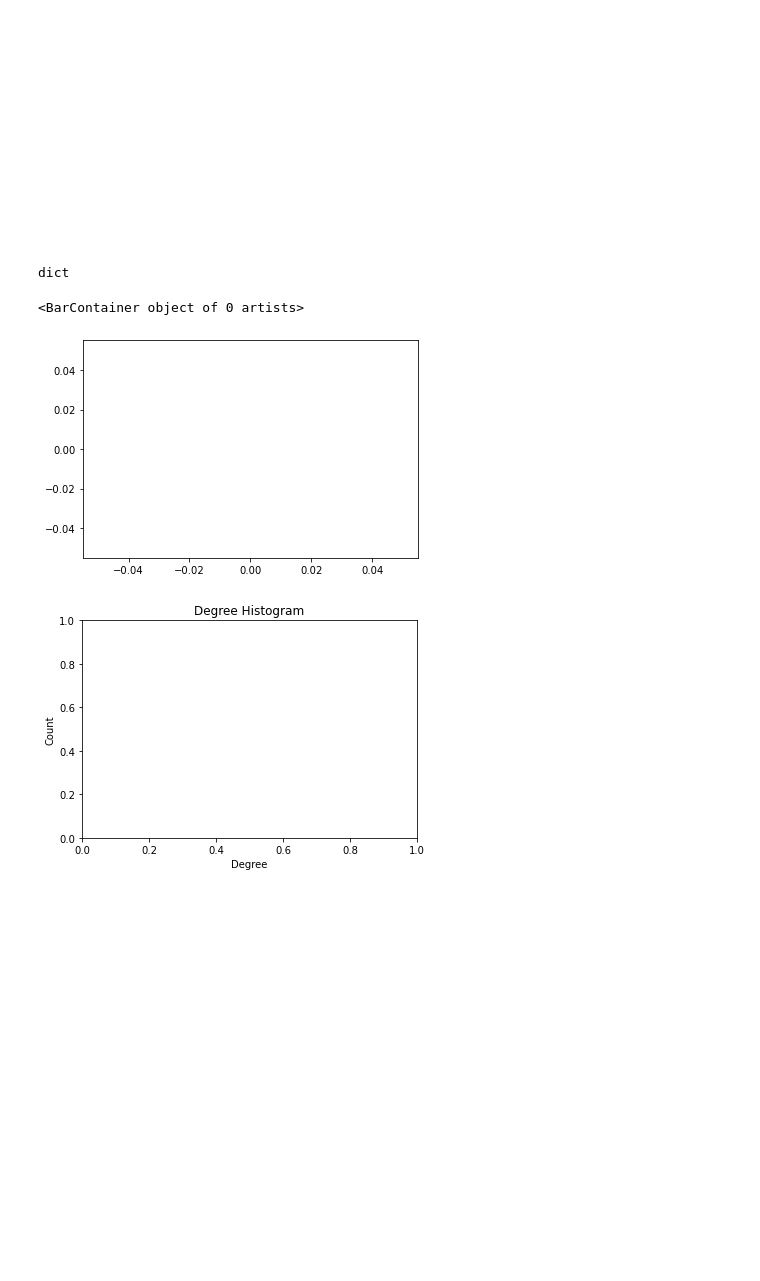
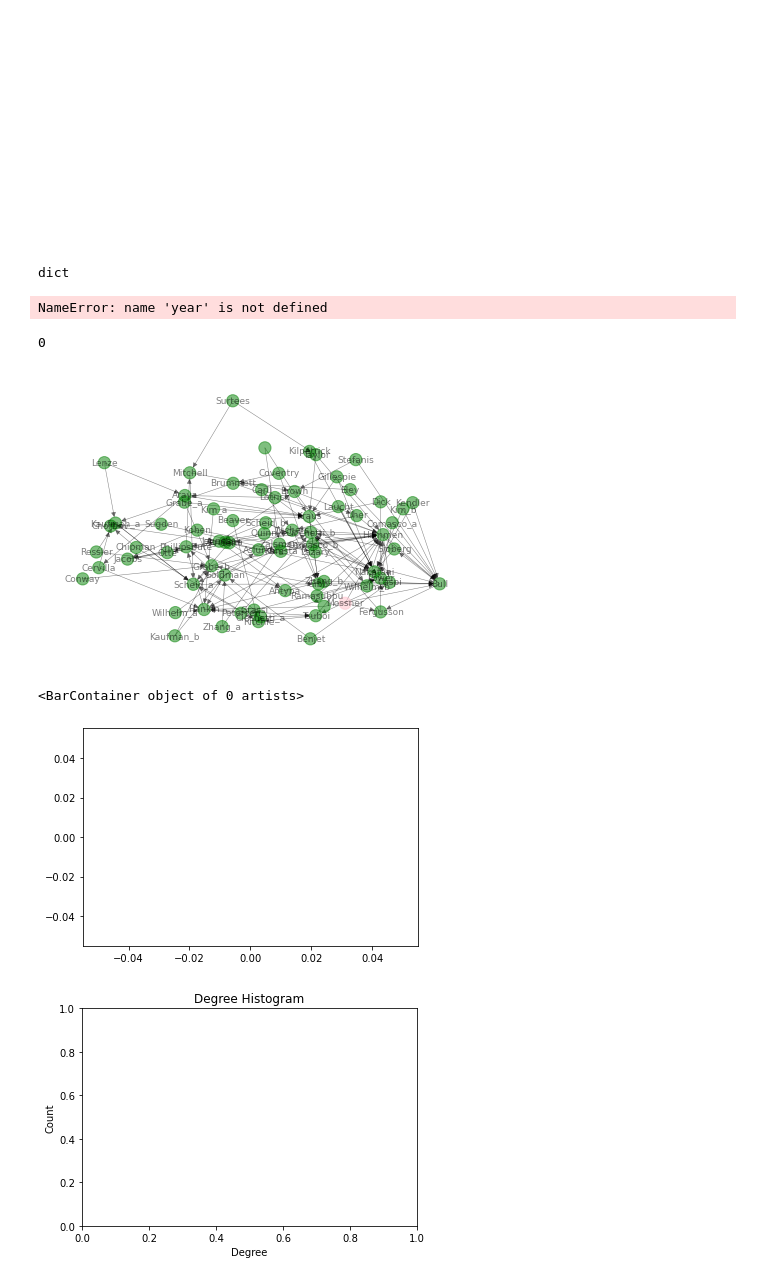
Before and after one commit to infoqualitylab/citation_bias_study, a Jupyter notebook: NetworkX_migration/networkx.ipynb, the cells around one changed output. Cells and saved outputs as stored; diff of their text form; code cells hidden in the pictures; blank space fills up the shorter version.

```diff
--- a/NetworkX_migration/networkx.ipynb
+++ b/NetworkX_migration/networkx.ipynb
@@ -72,6 +83,10 @@ ax.set_axis_off()
 plt.show()
 # %% [output]
 [figure]
+# %%
+g_sim = nx.generators.directed.random_k_out_graph(75, 2, 0.5)
+sim_edge_list = []
+year_gap = 2
 # %%
 # degree centrality (IN) for graph g
 g_degree = nx.in_degree_centrality(g)
@@ -79,3 +94,28 @@ g_degree = nx.in_degree_centrality(g)
 type(g_degree)
 # %% [output]
 dict
+# %%
+for i in year:
+    #print("i = ", i)
+    for j in range(len(year)):
+        if year[j] - i >= year_gap:
+            sim_edge_list.append((year[j], i))
+# %% [output]
+NameError: name 'year' is not defined
+# %%
+print(len(sim_edge_list))
+# %% [output]
+0
+# %%
+nx.draw(
+    g_sim,
+    labels=labelss,
+    with_labels=True,
+    node_size=150, #node_sizes,
+    width=0.5,
+    font_size=9,
+    alpha=0.5,
+    node_color=coloring
+)
+# %% [output]
+[figure, added]
```
Also changed, not shown: parts of 7 cells of this notebook.
